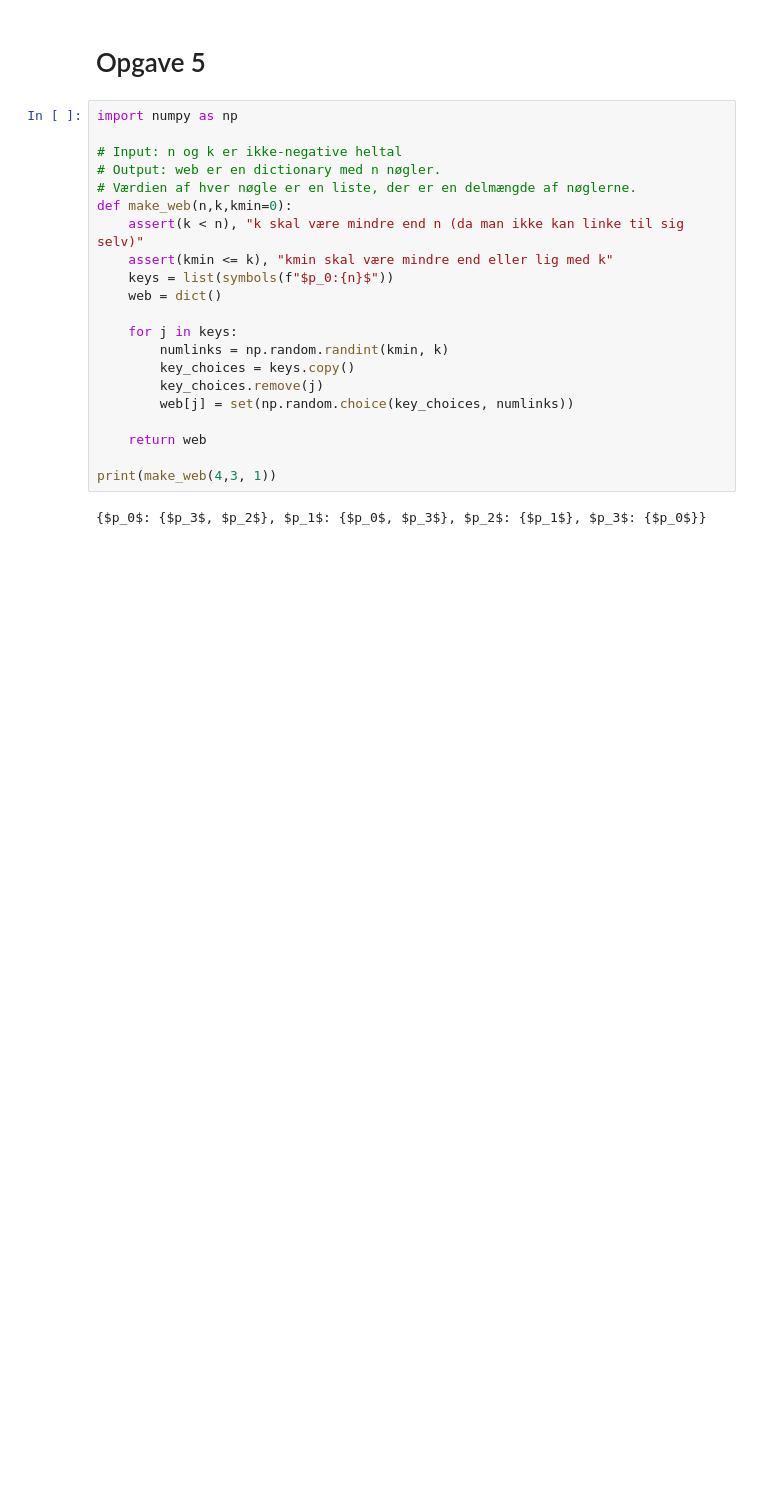
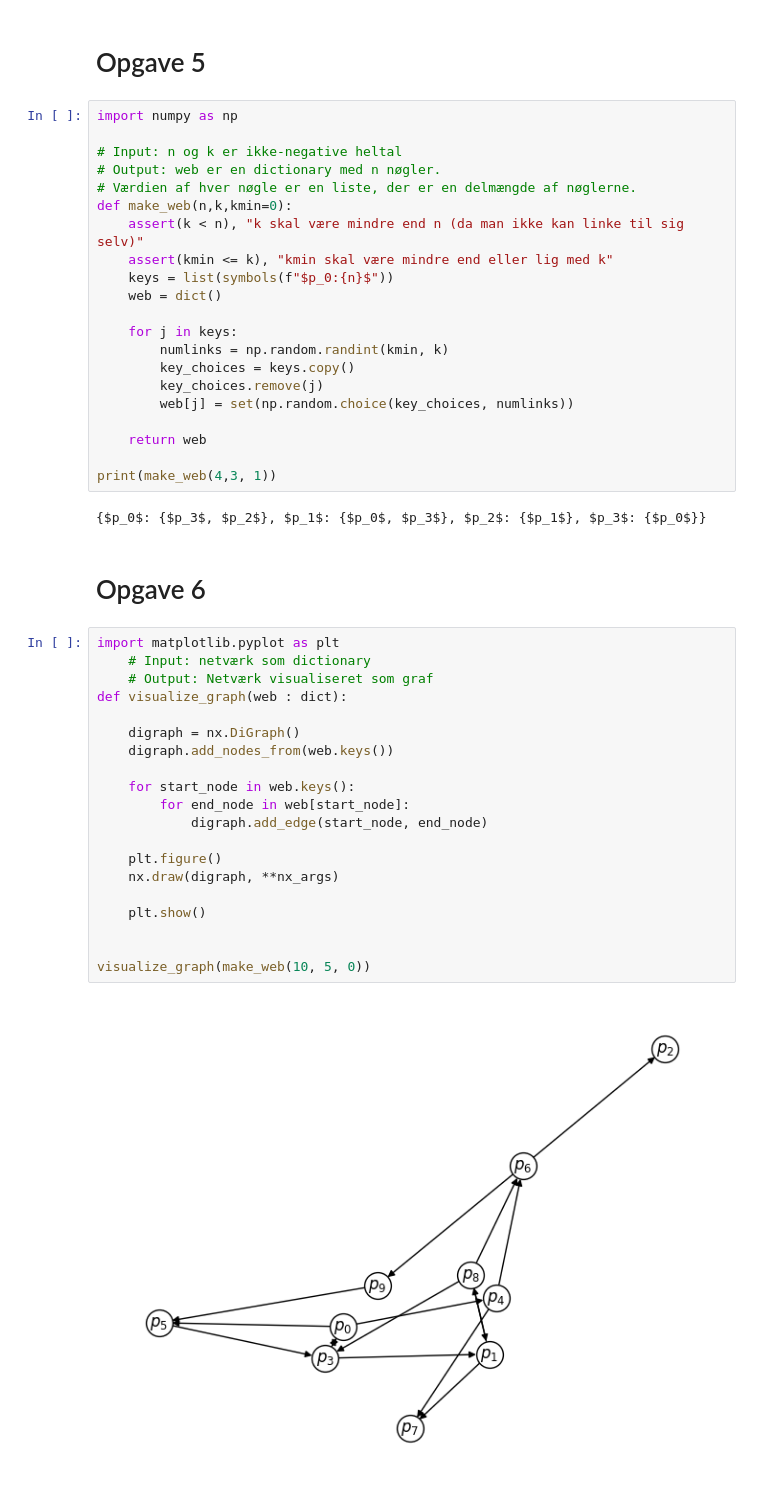
Before and after one commit to zarstensen/PageRank, a Jupyter notebook: PageRank.ipynb, the cells around one changed output. Saved outputs shown, nothing was run; the diff lists cells and outputs as text; blank space fills up the shorter version.

```diff
--- a/PageRank.ipynb
+++ b/PageRank.ipynb
@@ -68,3 +68,27 @@ def make_web(n,k,kmin=0):
 print(make_web(4,3, 1))
 # %% [output]
 {$p_0$: {$p_3$, $p_2$}, $p_1$: {$p_0$, $p_3$}, $p_2$: {$p_1$}, $p_3$: {$p_0$}}
+# %% [markdown]
+# Opgave 6
+# %%
+import matplotlib.pyplot as plt
+    # Input: netværk som dictionary
+    # Output: Netværk visualiseret som graf
+def visualize_graph(web : dict):
+
+    digraph = nx.DiGraph()
+    digraph.add_nodes_from(web.keys())
+
+    for start_node in web.keys():
+        for end_node in web[start_node]:
+            digraph.add_edge(start_node, end_node)
+
+    plt.figure()
+    nx.draw(digraph, **nx_args)
+
+    plt.show()
+
+
+visualize_graph(make_web(10, 5, 0))
+# %% [output]
+[figure, added]
```
Also changed, not shown: parts of 1 cell of this notebook.
